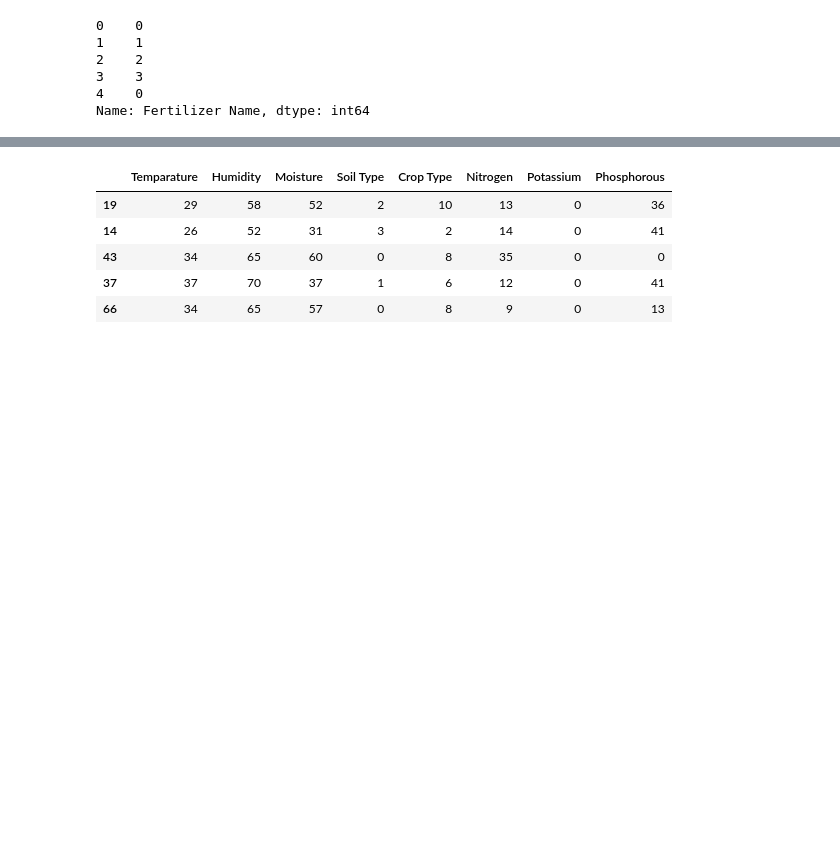
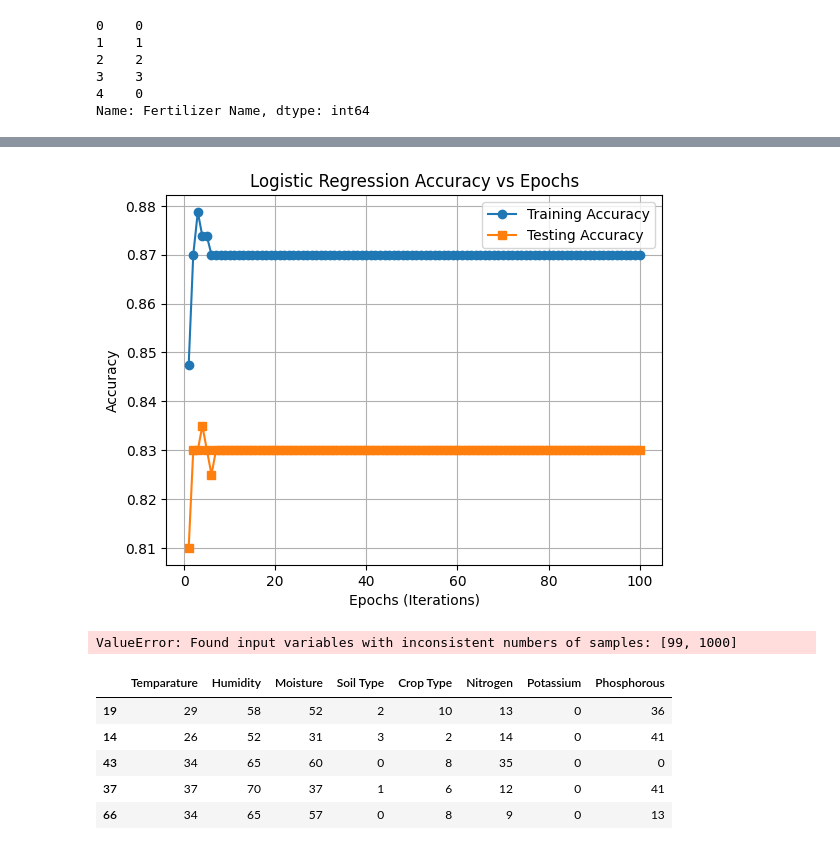
Before and after one commit to Soham-003/Minor-Project-, a Jupyter notebook: FP_notebooks/Model Training FP.ipynb, the cells around one changed output, grey strips where cells are left out. Drawn from its saved outputs; the diff is of its cells as text; code cells hidden in the pictures; blank space fills up the shorter version.

```diff
--- a/FP_notebooks/Model Training FP.ipynb
+++ b/FP_notebooks/Model Training FP.ipynb
@@ -74,5 +120,55 @@ Name: Fertilizer Name, dtype: int64
+# %%
+import numpy as np
+import matplotlib.pyplot as plt
+from sklearn.model_selection import train_test_split
+from sklearn.preprocessing import StandardScaler
+from sklearn.linear_model import LogisticRegression
+from sklearn.metrics import accuracy_score
+
+# Generate synthetic data
+from sklearn.datasets import make_classification
+X, y = make_classification(n_samples=1000, n_features=10, random_state=42)
+
+# Split into train and test sets
+X_train, X_test, y_train, y_test = train_test_split(X, y, test_size=0.2, random_state=42)
+
+# Standardize features
+scaler = StandardScaler()
+X_train = scaler.fit_transform(X_train)
+X_test = scaler.transform(X_test)
+
+# Initialize lists to store accuracy values
+train_accuracies = []
+test_accuracies = []
+epochs = range(1, 101)  # Simulating 100 iterations
+
+# Training Logistic Regression with different max_iter values
+for epoch in epochs:
+    model = LogisticRegression(max_iter=epoch, solver='lbfgs')
+    model.fit(X_train, y_train)
+
+    # Compute accuracy
+    train_acc = accuracy_score(y_train, model.predict(X_train))
+    test_acc = accuracy_score(y_test, model.predict(X_test))
+
+    train_accuracies.append(train_acc)
+    test_accuracies.append(test_acc)
+
+# Plot accuracy vs epochs
+plt.plot(epochs, train_accuracies, label='Training Accuracy', marker='o')
+plt.plot(epochs, test_accuracies, label='Testing Accuracy', marker='s')
+plt.xlabel('Epochs (Iterations)')
+plt.ylabel('Accuracy')
+plt.title('Logistic Regression Accuracy vs Epochs')
+plt.legend()
+plt.grid()
+plt.show()
+# %% [output]
+[figure, added]
 # %%
 x_train,x_test,y_train,y_test = train_test_split(x,y,test_size = 0.22,random_state = 10)
+# %% [output]
+ValueError: Found input variables with inconsistent numbers of samples: [99, 1000]
 # %%
 x_test.head()
 # %% [output]
```
Also changed, not shown: parts of 2 cells of this notebook.
